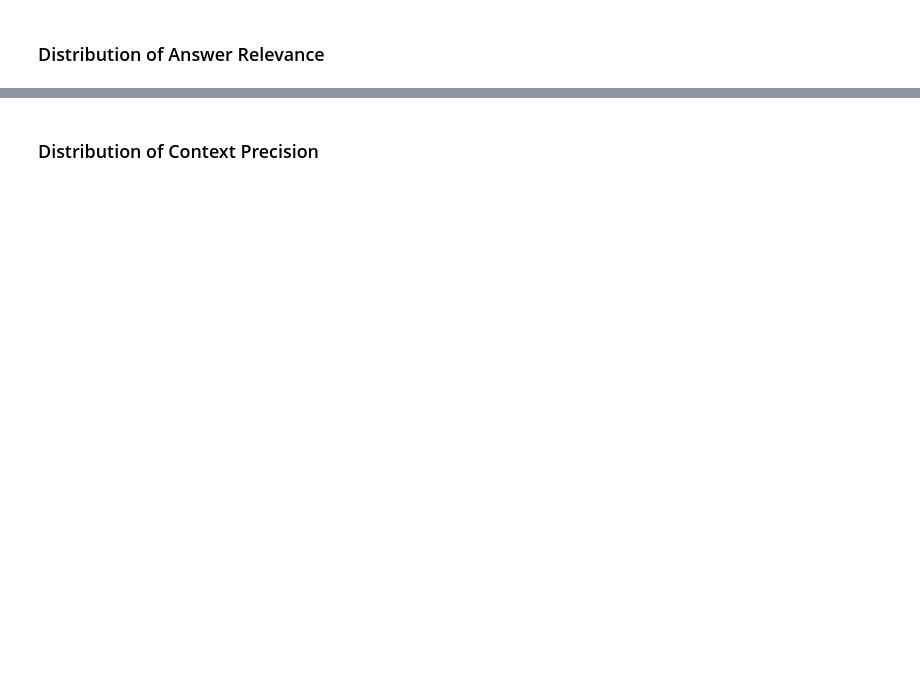
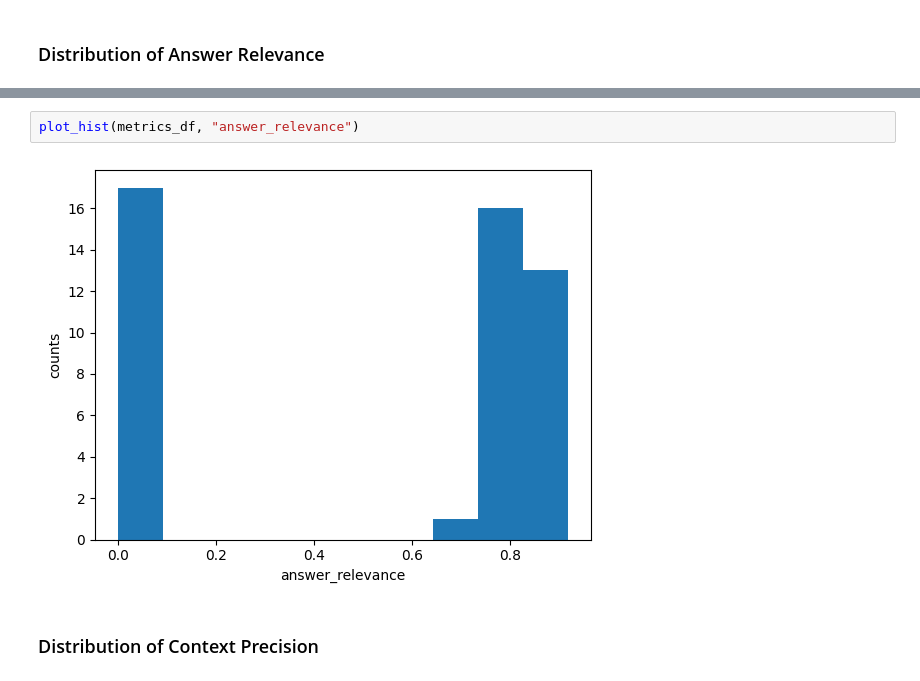
Before and after one commit to sujitpal/llm-rag-eval, a Jupyter notebook: src/score_distributions.ipynb, the cells around one changed output, grey strips where cells are left out. Saved outputs shown, nothing was run; the diff lists cells and outputs as text; blank space fills up the shorter version.

```diff
--- a/src/score_distributions.ipynb
+++ b/src/score_distributions.ipynb
@@ -65,2 +63,6 @@ metrics_df.hvplot.hist("answer_relevance", bins=10)
+# %%
+plot_hist(metrics_df, "answer_relevance")
+# %% [output]
+[figure, added]
 # %% [markdown]
 ### Distribution of Context Precision
```
Also changed, not shown: parts of 19 cells of this notebook, 1 other file.
